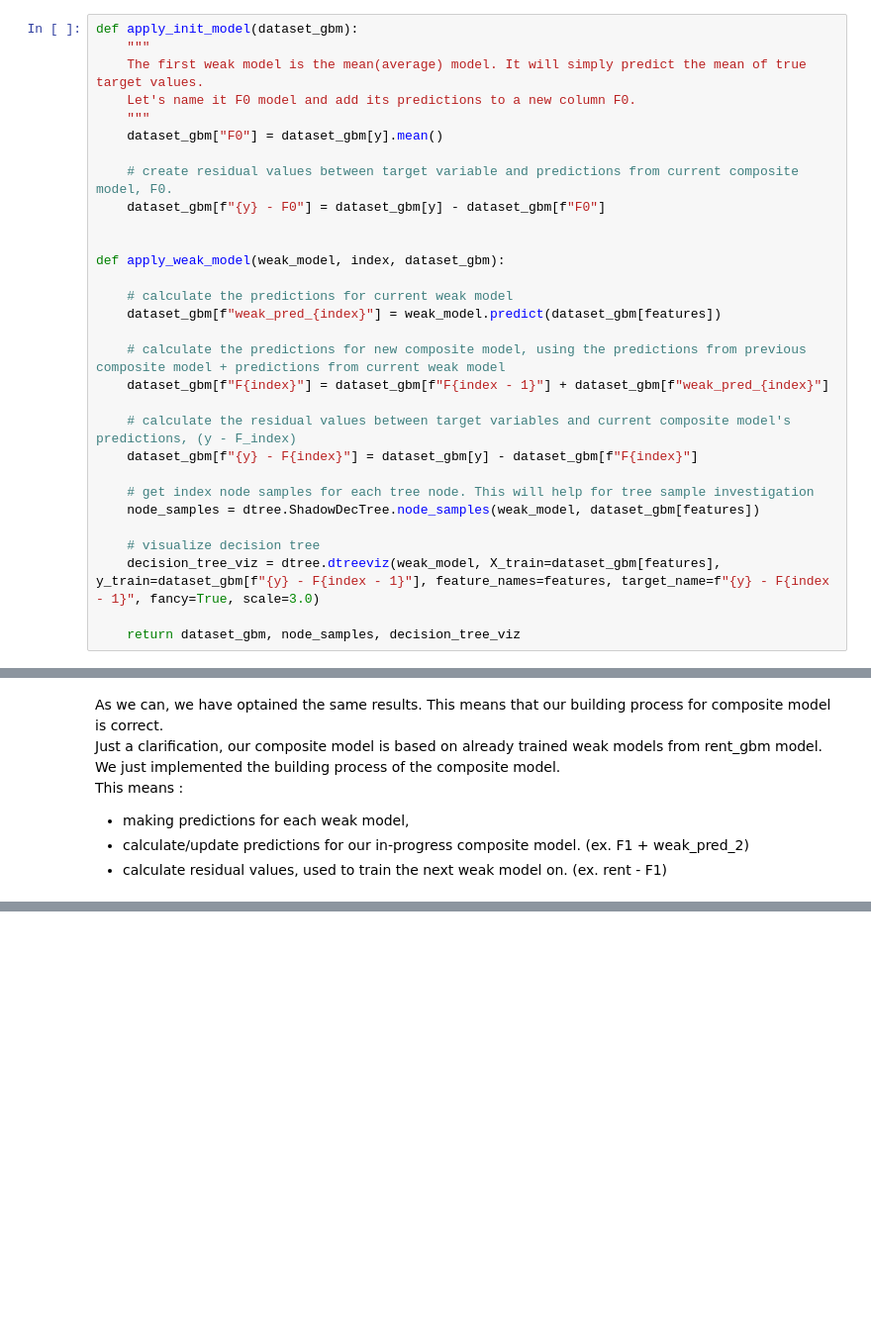
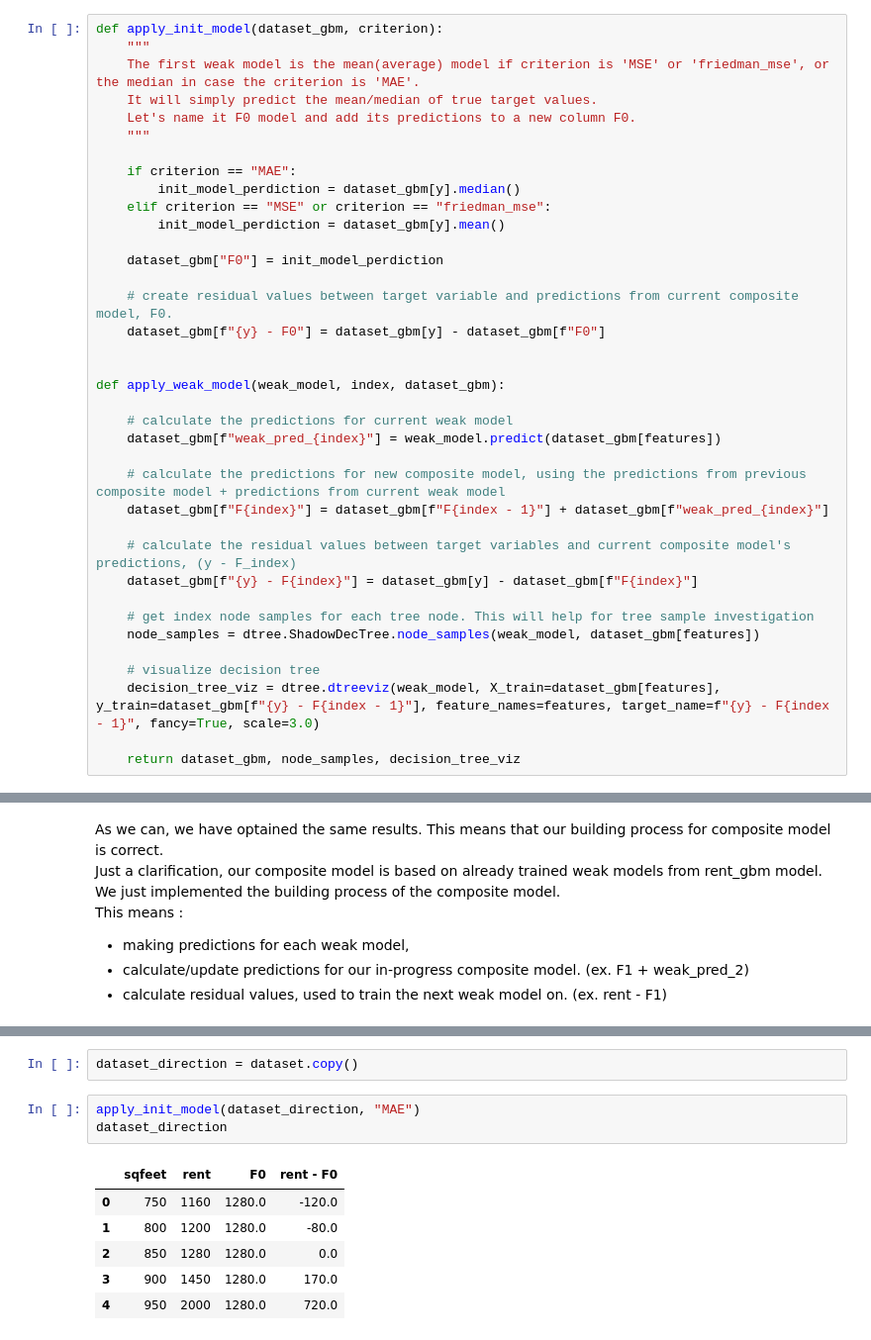
Before and after one commit to tlapusan/ml_learning, a Jupyter notebook: explain_ai/sklearn_gradient_boosting_implementation.ipynb, the cells around one changed output, grey strips where cells are left out. Shown: that part at 99% size. Saved outputs shown, nothing was run; the diff lists cells and outputs as text; blank space fills up the shorter version.

```diff
--- a/explain_ai/sklearn_gradient_boosting_implementation.ipynb
+++ b/explain_ai/sklearn_gradient_boosting_implementation.ipynb
@@ -64,12 +64,19 @@ By model investigation, I want to get two things :
     - to have the same results as in the tutorial
     - to simulate the building process of boosting model and to compare the results with the original model (gbm)
 # %%
-def apply_init_model(dataset_gbm):
+def apply_init_model(dataset_gbm, criterion):
     """
-    The first weak model is the mean(average) model. It will simply predict the mean of true target values.
+    The first weak model is the mean(average) model if criterion is 'MSE' or 'friedman_mse', or the median in case the criterion is 'MAE'.
+    It will simply predict the mean/median of true target values.
     Let's name it F0 model and add its predictions to a new column F0.
     """
-    dataset_gbm["F0"] = dataset_gbm[y].mean()
+
+    if criterion == "MAE":
+        init_model_perdiction = dataset_gbm[y].median()
+    elif criterion == "MSE" or criterion == "friedman_mse":
+        init_model_perdiction = dataset_gbm[y].mean()
+
+    dataset_gbm["F0"] = init_model_perdiction
 
     # create residual values between target variable and predictions from current composite model, F0.
     dataset_gbm[f"{y} - F0"] = dataset_gbm[y] - dataset_gbm[f"F0"]
@@ -265,0 +288,12 @@ This means :
+# %%
+dataset_direction = dataset.copy()
+# %%
+apply_init_model(dataset_direction, "MAE")
+dataset_direction
+# %% [output]
+|  | sqfeet | rent | F0 | rent - F0 |
+| 0 | 750 | 1160 | 1280.0 | -120.0 |
+| 1 | 800 | 1200 | 1280.0 | -80.0 |
+| 2 | 850 | 1280 | 1280.0 | 0.0 |
+| 3 | 900 | 1450 | 1280.0 | 170.0 |
+| 4 | 950 | 2000 | 1280.0 | 720.0 |
```
Also changed, not shown: parts of 8 cells of this notebook, 10 other files.
